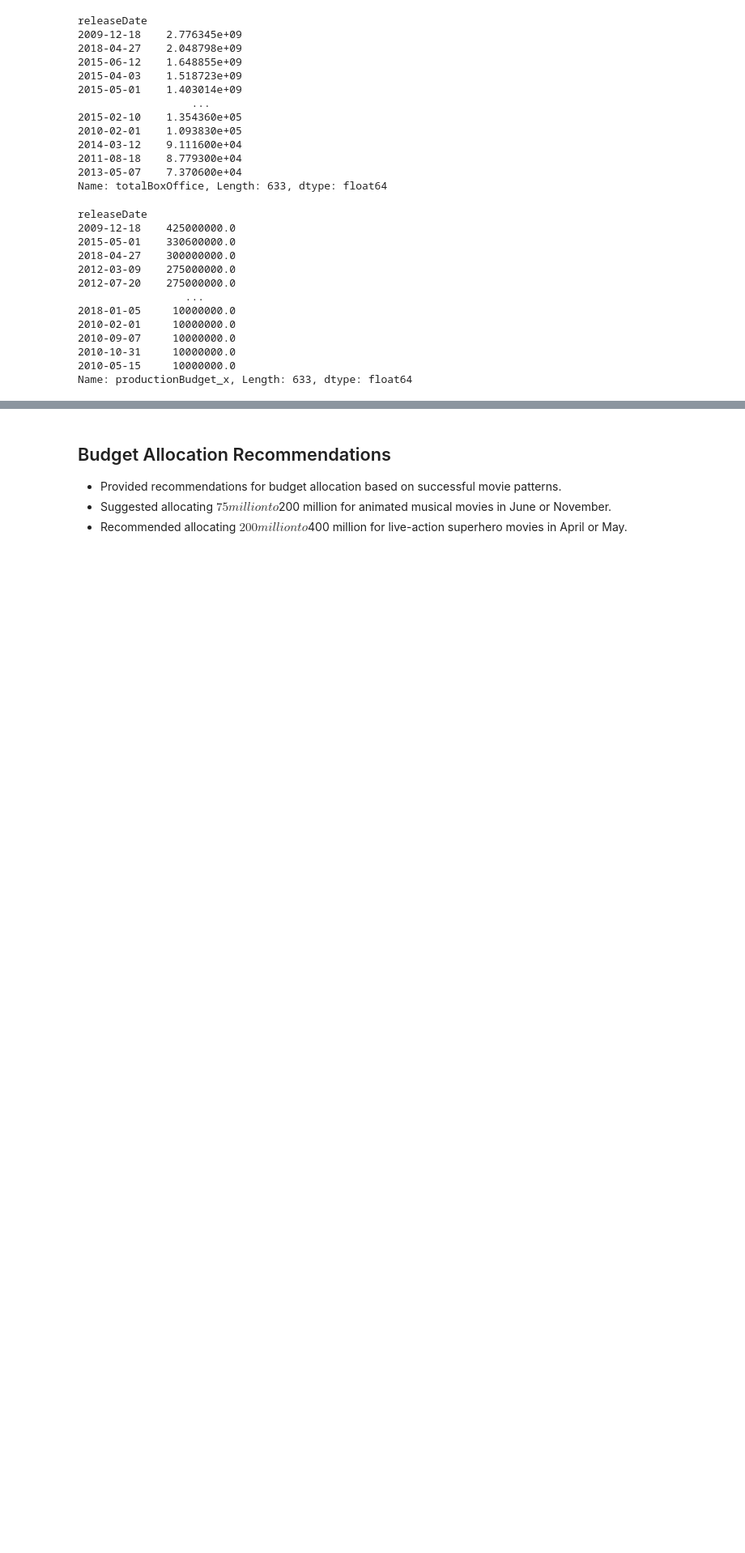
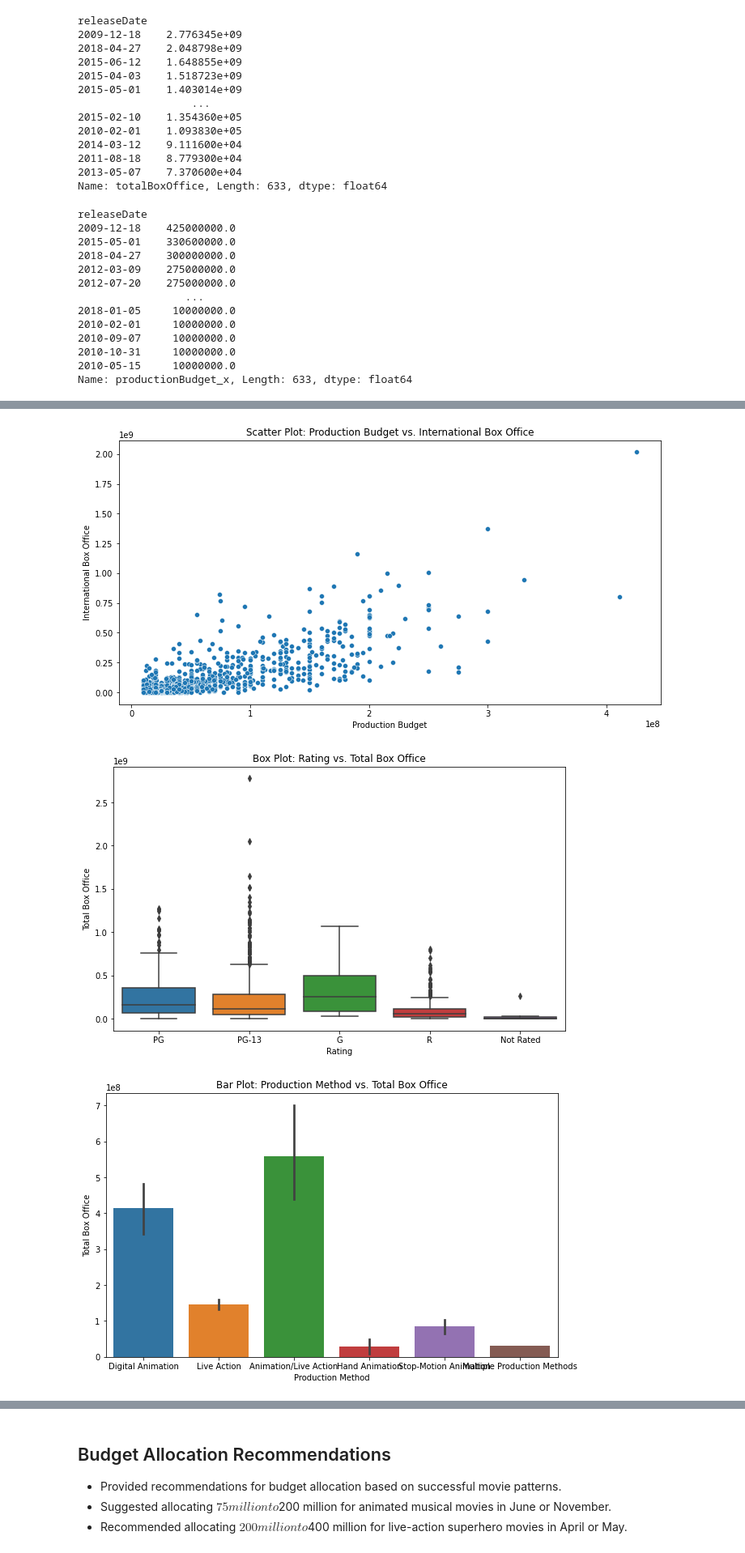
Before and after one commit to Saadia-ramo/Phase_One_Proect, a Jupyter notebook: Notebook.ipynb, the cells around one changed output, grey strips where cells are left out. Shown at 81% size. Saved outputs shown, nothing was run; the diff lists cells and outputs as text; code cells hidden in the pictures; blank space fills up the shorter version.

```diff
--- a/Notebook.ipynb
+++ b/Notebook.ipynb
@@ -551,0 +561,52 @@ Name: productionBudget_x, Length: 633, dtype: float64
+# %%
+import pandas as pd
+import matplotlib.pyplot as plt
+import seaborn as sns
+
+# Assuming 'data' is your DataFrame with the specified columns
+# Make sure to replace 'data' with your actual DataFrame
+
+# Plot 1: Scatter plot - Production Budget vs. International Box Office
+plt.figure(figsize=(12, 6))
+sns.scatterplot(data=df, x='productionBudget_x', y='internationalBoxOffice')
+plt.title('Scatter Plot: Production Budget vs. International Box Office')
+plt.xlabel('Production Budget')
+plt.ylabel('International Box Office')
+plt.show()
+
+# Plot 2: Box plot - Rating distribution
+plt.figure(figsize=(10, 6))
+sns.boxplot(data=df, x='rating', y='totalBoxOffice')
+plt.title('Box Plot: Rating vs. Total Box Office')
+plt.xlabel('Rating')
+plt.ylabel('Total Box Office')
+plt.show()
+
+# Plot 3: Bar plot - Production Method distribution y label distribution be the most common, label each bar individually
+
+plt.figure(figsize=(10, 6))
+sns.barplot(data=df, x='production_method', y='totalBoxOffice')
+plt.title('Bar Plot: Production Method vs. Total Box Office')
+plt.xlabel('Production Method')
+plt.ylabel('Total Box Office')
+
+
+# Plot 4: Line plot - Running Time vs. Vote Average
+plt.figure(figsize=(12, 6))
+sns.lineplot(data=df, x='running_time', y='vote_average')
+plt.title('Line Plot: Running Time vs. Vote Average')
+plt.xlabel('Running Time')
+plt.ylabel('Vote Average')
+plt.show()
+
+# Plot 5: Heatmap - Correlation Matrix
+corr_matrix = df[['productionBudget_x', 'domesticBoxoffice_x', 'internationalBoxOffice',
+                    'popularity', 'vote_average', 'vote_count', 'totalBoxOffice']].corr()
+plt.figure(figsize=(10, 8))
+sns.heatmap(corr_matrix, annot=True, cmap='coolwarm', fmt=".2f")
+plt.title('Correlation Matrix')
+plt.show()
+# %% [output]
+[figure, added]
+[figure, added]
+[figure, added]
```
Also changed, not shown: parts of 2 cells of this notebook, 2 other files.
